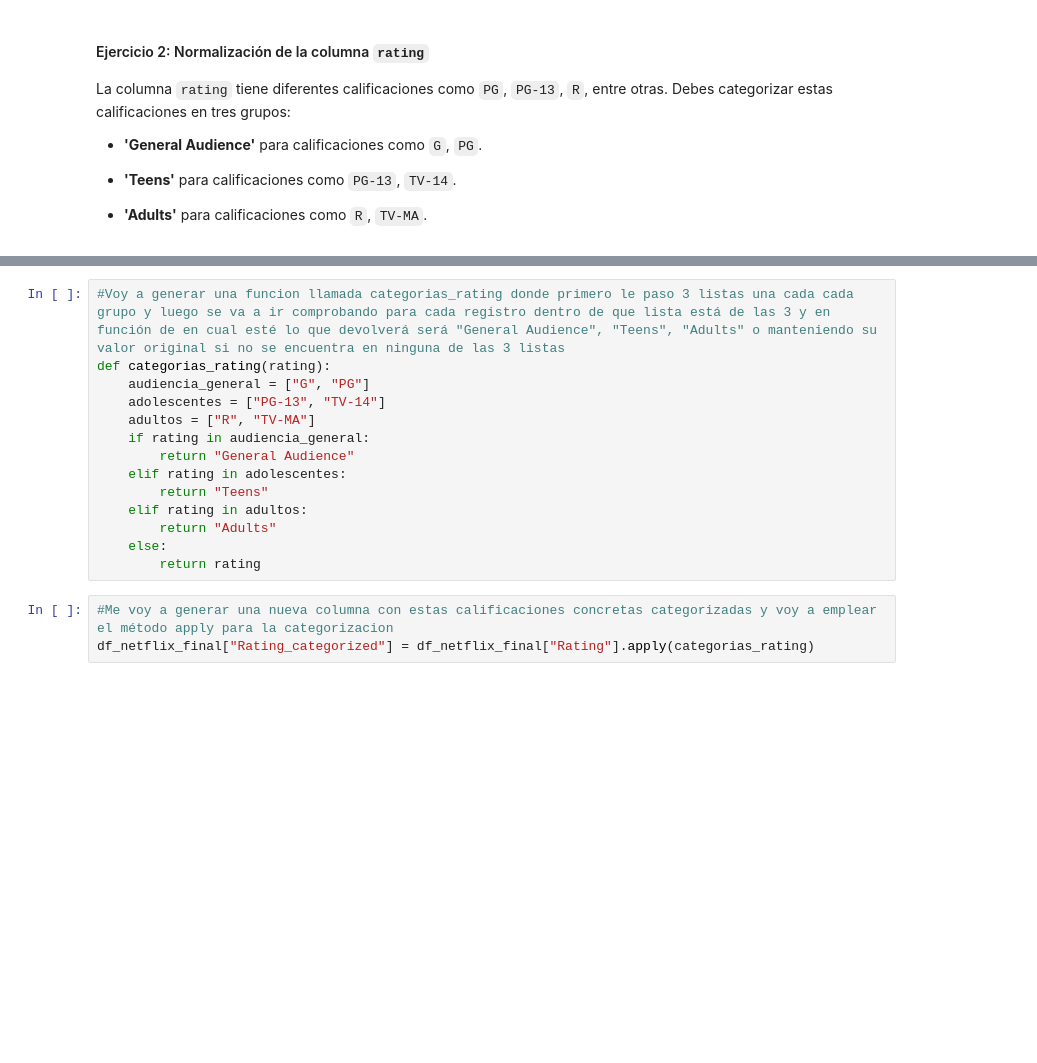
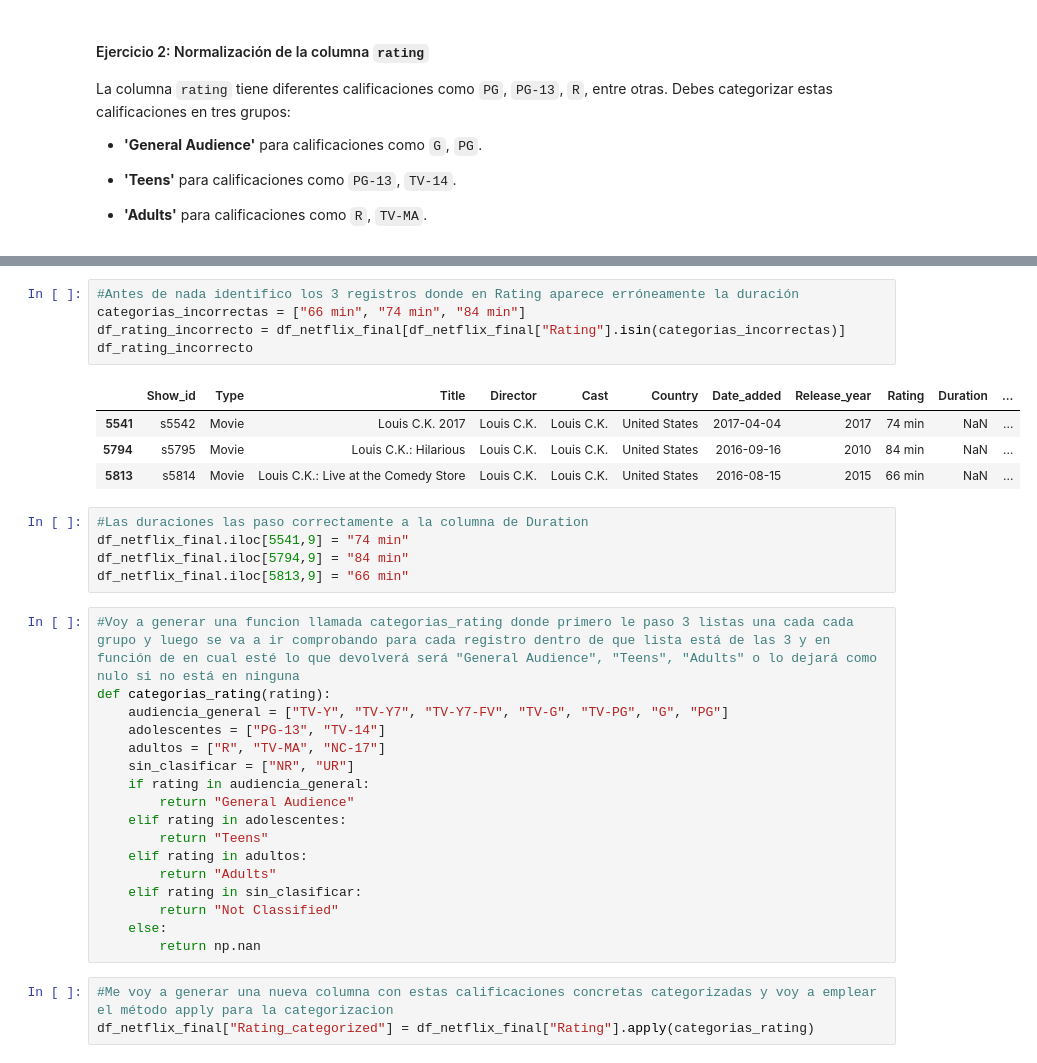
Before and after one commit to raquelscv/laboratorio-Pandas-Limpieza, a Jupyter notebook: laboratorio-modulo2-leccion05-limpieza.ipynb, the cells around one changed output, grey strips where cells are left out. Saved outputs shown, nothing was run; the diff lists cells and outputs as text; blank space fills up the shorter version.

```diff
--- a/laboratorio-modulo2-leccion05-limpieza.ipynb
+++ b/laboratorio-modulo2-leccion05-limpieza.ipynb
@@ -129,17 +153,35 @@ Me voy a ceñir a categorizar las calificaciones que concretamente se indican en
+# %%
+#Antes de nada identifico los 3 registros donde en Rating aparece erróneamente la duración
+categorias_incorrectas = ["66 min", "74 min", "84 min"]
+df_rating_incorrecto = df_netflix_final[df_netflix_final["Rating"].isin(categorias_incorrectas)]
+df_rating_incorrecto
+# %% [output]
+|  | Show_id | Type | Title | Director | Cast | Country | Date_added | Release_year | Rating | Duration | ... |
+| 5541 | s5542 | Movie | Louis C.K. 2017 | Louis C.K. | Louis C.K. | United States | 2017-04-04 | 2017 | 74 min | NaN | ... |
+| 5794 | s5795 | Movie | Louis C.K.: Hilarious | Louis C.K. | Louis C.K. | United States | 2016-09-16 | 2010 | 84 min | NaN | ... |
+| 5813 | s5814 | Movie | Louis C.K.: Live at the Comedy Store | Louis C.K. | Louis C.K. | United States | 2016-08-15 | 2015 | 66 min | NaN | ... |
+# %%
+#Las duraciones las paso correctamente a la columna de Duration
+df_netflix_final.iloc[5541,9] = "74 min"
+df_netflix_final.iloc[5794,9] = "84 min"
+df_netflix_final.iloc[5813,9] = "66 min"
 # %%
-#Voy a generar una funcion llamada categorias_rating donde primero le paso 3 listas una cada cada grupo y luego se va a ir comprobando para cada registro dentro de que lista está de las 3 y en función de en cual esté lo que devolverá será "General Audience", "Teens", "Adults" o manteniendo su valor original si no se encuentra en ninguna de las 3 listas
+#Voy a generar una funcion llamada categorias_rating donde primero le paso 3 listas una cada cada grupo y luego se va a ir comprobando para cada registro dentro de que lista está de las 3 y en función de en cual esté lo que devolverá será "General Audience", "Teens", "Adults" o lo dejará como nulo si no está en ninguna
 def categorias_rating(rating):
-    audiencia_general = ["G", "PG"]
+    audiencia_general = ["TV-Y", "TV-Y7", "TV-Y7-FV", "TV-G", "TV-PG", "G", "PG"]
     adolescentes = ["PG-13", "TV-14"]
-    adultos = ["R", "TV-MA"]
+    adultos = ["R", "TV-MA", "NC-17"]
+    sin_clasificar = ["NR", "UR"]
     if rating in audiencia_general:
         return "General Audience"
     elif rating in adolescentes:
         return "Teens"
     elif rating in adultos:
         return "Adults"
+    elif rating in sin_clasificar:
+        return "Not Classified"
     else:
-        return rating
+        return np.nan
 # %%
 #Me voy a generar una nueva columna con estas calificaciones concretas categorizadas y voy a emplear el método apply para la categorizacion
 df_netflix_final["Rating_categorized"] = df_netflix_final["Rating"].apply(categorias_rating)
```
Also changed, not shown: parts of 12 cells of this notebook.
